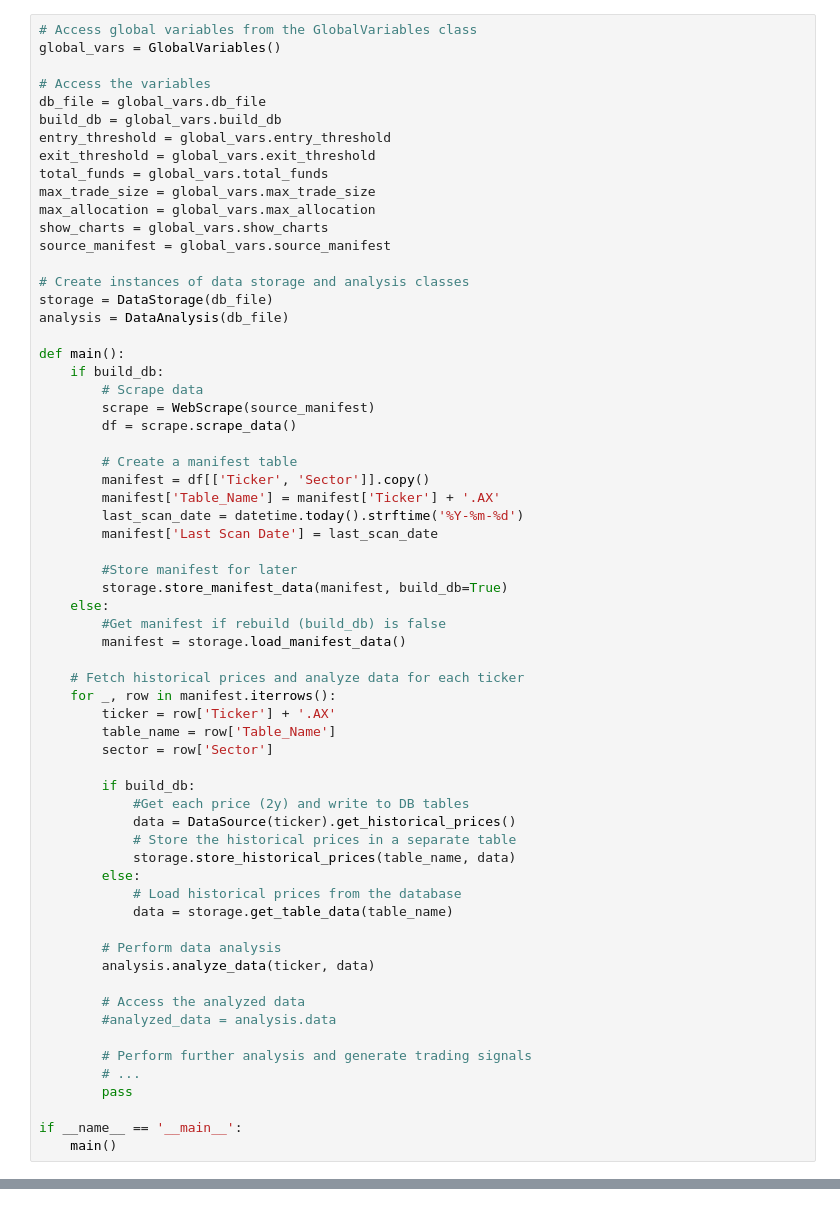
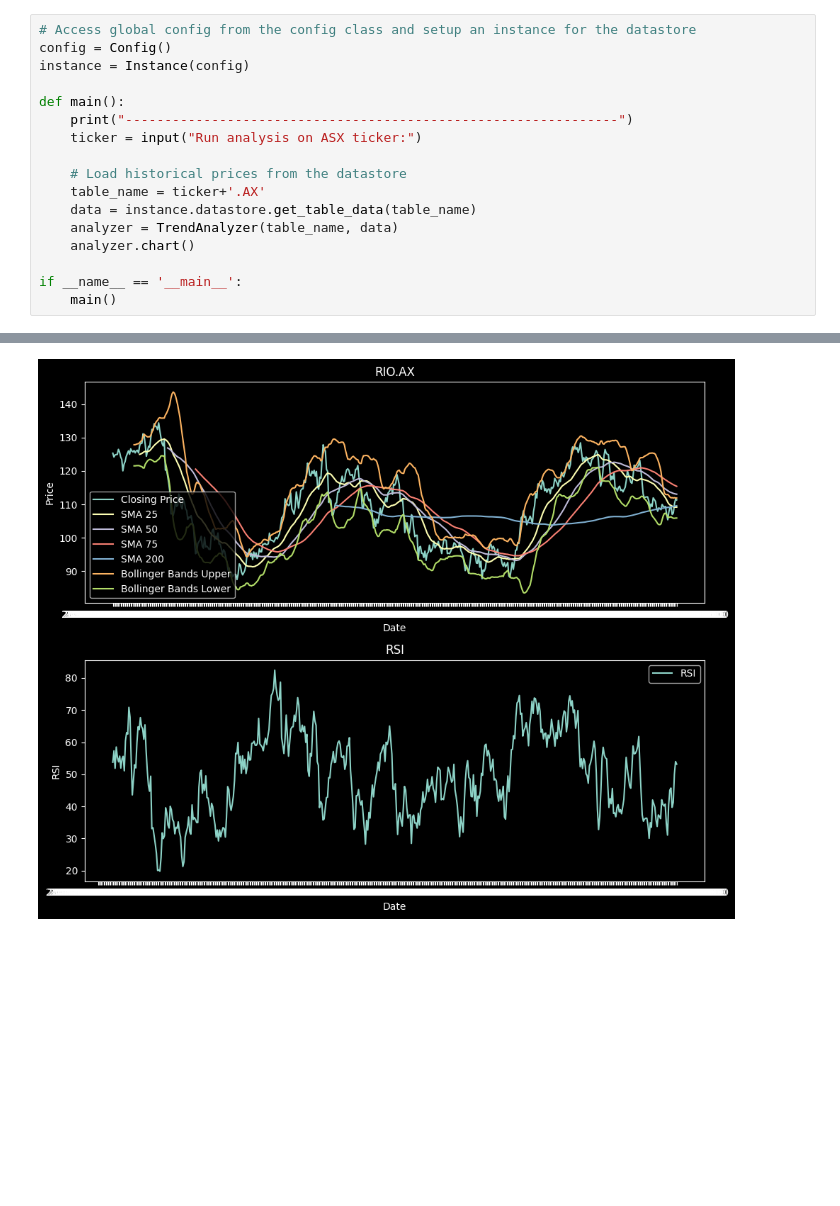
Before and after one commit to MitchAnderson93/python-algo, a Jupyter notebook: report.ipynb, the cells around one changed output, grey strips where cells are left out. Cells and saved outputs as stored; diff of their text form; blank space fills up the shorter version.

Commit message:
Stripped out DB logic into a setup module

```diff
--- a/report.ipynb
+++ b/report.ipynb
@@ -8,66 +6,19 @@ from analyzer import TrendAnalyzer
 from data_processing import DataStorage, DataAnalysis, DataSource, WebScrape
 from linear_regression import LinearRegression
 # %%
-# Access global variables from the GlobalVariables class
-global_vars = GlobalVariables()
-
-# Access the variables
-db_file = global_vars.db_file
-build_db = global_vars.build_db
-entry_threshold = global_vars.entry_threshold
-exit_threshold = global_vars.exit_threshold
-total_funds = global_vars.total_funds
-max_trade_size = global_vars.max_trade_size
-max_allocation = global_vars.max_allocation
-show_charts = global_vars.show_charts
-source_manifest = global_vars.source_manifest
-
-# Create instances of data storage and analysis classes
-storage = DataStorage(db_file)
-analysis = DataAnalysis(db_file)
+# Access global config from the config class and setup an instance for the datastore
+config = Config()
+instance = Instance(config)
 
 def main():
-    if build_db:
-        # Scrape data
-        scrape = WebScrape(source_manifest)
-        df = scrape.scrape_data()
+    print("---------------------------------------------------------------")
+    ticker = input("Run analysis on ASX ticker:")
 
-        # Create a manifest table
-        manifest = df[['Ticker', 'Sector']].copy()
-        manifest['Table_Name'] = manifest['Ticker'] + '.AX'
-        last_scan_date = datetime.today().strftime('%Y-%m-%d')
-        manifest['Last Scan Date'] = last_scan_date
-
-        #Store manifest for later
-        storage.store_manifest_data(manifest, build_db=True)
-    else:
-        #Get manifest if rebuild (build_db) is false
-        manifest = storage.load_manifest_data()
-
-    # Fetch historical prices and analyze data for each ticker
-    for _, row in manifest.iterrows():
-        ticker = row['Ticker'] + '.AX'
-        table_name = row['Table_Name']
-        sector = row['Sector']
-
-        if build_db:
-            #Get each price (2y) and write to DB tables
-            data = DataSource(ticker).get_historical_prices()
-            # Store the historical prices in a separate table
-            storage.store_historical_prices(table_name, data)
-        else:
-            # Load historical prices from the database
-            data = storage.get_table_data(table_name)
-
-        # Perform data analysis
-        analysis.analyze_data(ticker, data)
-
-        # Access the analyzed data
-        #analyzed_data = analysis.data
-
-        # Perform further analysis and generate trading signals
-        # ...
-        pass
+    # Load historical prices from the datastore
+    table_name = ticker+'.AX'
+    data = instance.datastore.get_table_data(table_name)
+    analyzer = TrendAnalyzer(table_name, data)
+    analyzer.chart()
 
 if __name__ == '__main__':
     main()
@@ -91,0 +28 @@ Performing analysis..
+[figure, added]
```
Also changed, not shown: parts of 2 cells of this notebook, 8 other files.
